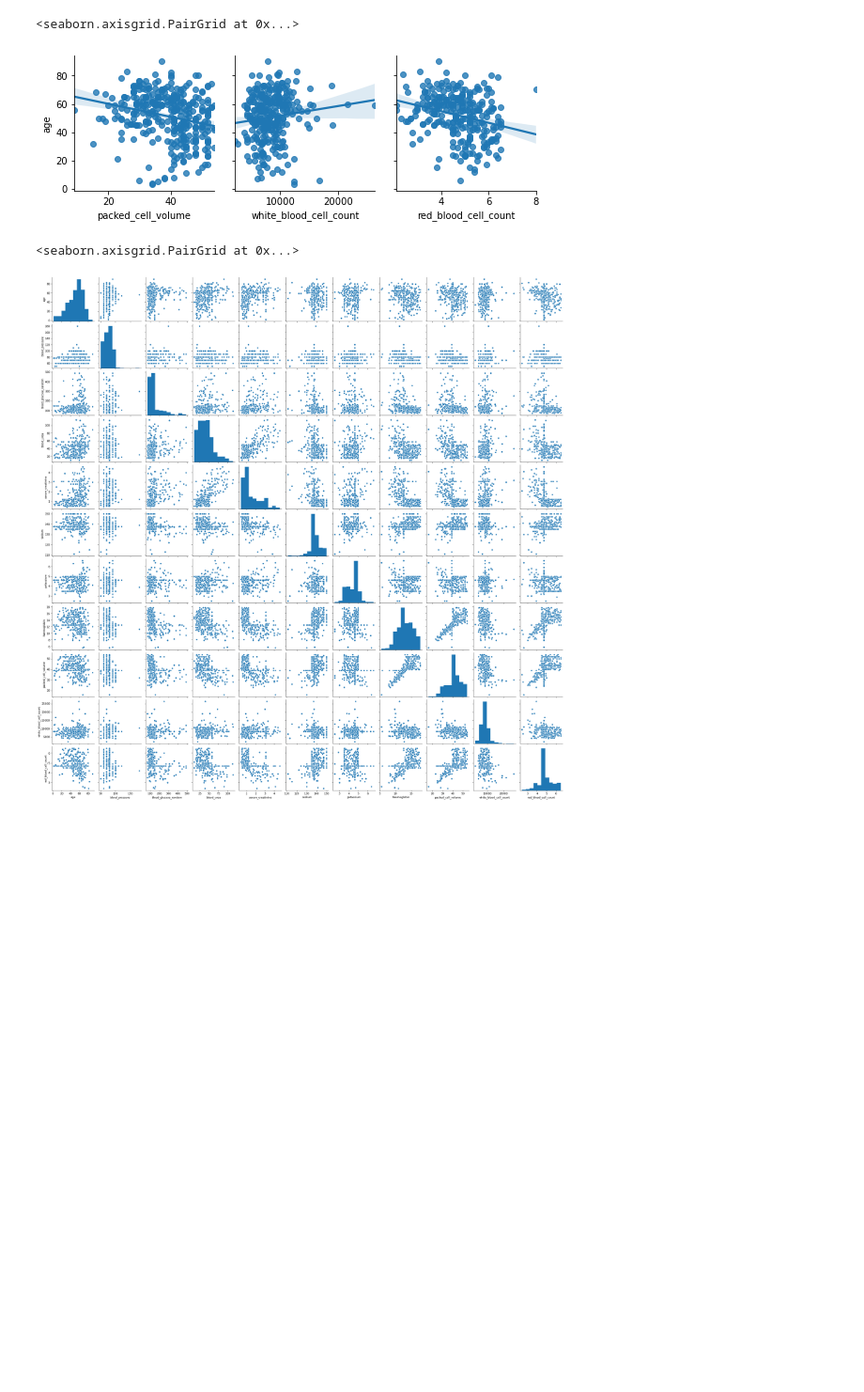
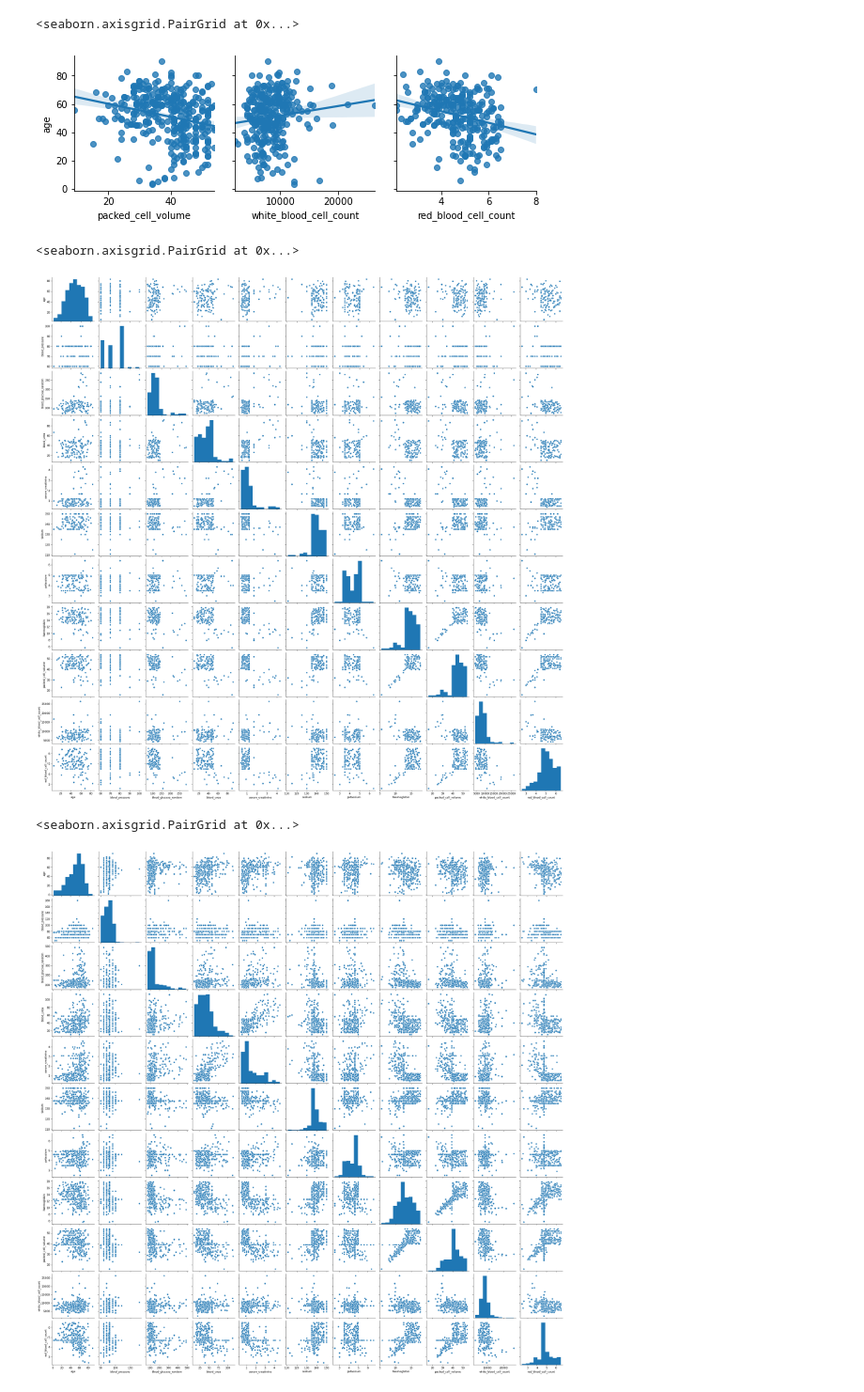
Before and after one commit to jonam-code/Machine-Learning-Laboratory, a Jupyter notebook: 3/Saturday/2020_02_04_ 2048015_Lab3.ipynb, the cells around one changed output. Shown at 94% size. Cells and saved outputs as stored; diff of their text form; code cells hidden in the pictures; blank space fills up the shorter version.

```diff
--- a/3/Saturday/2020_02_04_ 2048015_Lab3.ipynb
+++ b/3/Saturday/2020_02_04_ 2048015_Lab3.ipynb
@@ -291,7 +293,10 @@ sns.pairplot(df1,
 <seaborn.axisgrid.PairGrid at 0x...>
 [figure]
 # %%
-#sns.pairplot(df_notnull)
+sns.pairplot(df_notnull)
+# %% [output]
+<seaborn.axisgrid.PairGrid at 0x...>
+[figure, added]
 # %%
 sns.pairplot(df_imputed)
 # %% [output]
```
Also changed, not shown: parts of 26 cells of this notebook, 1 other file.
